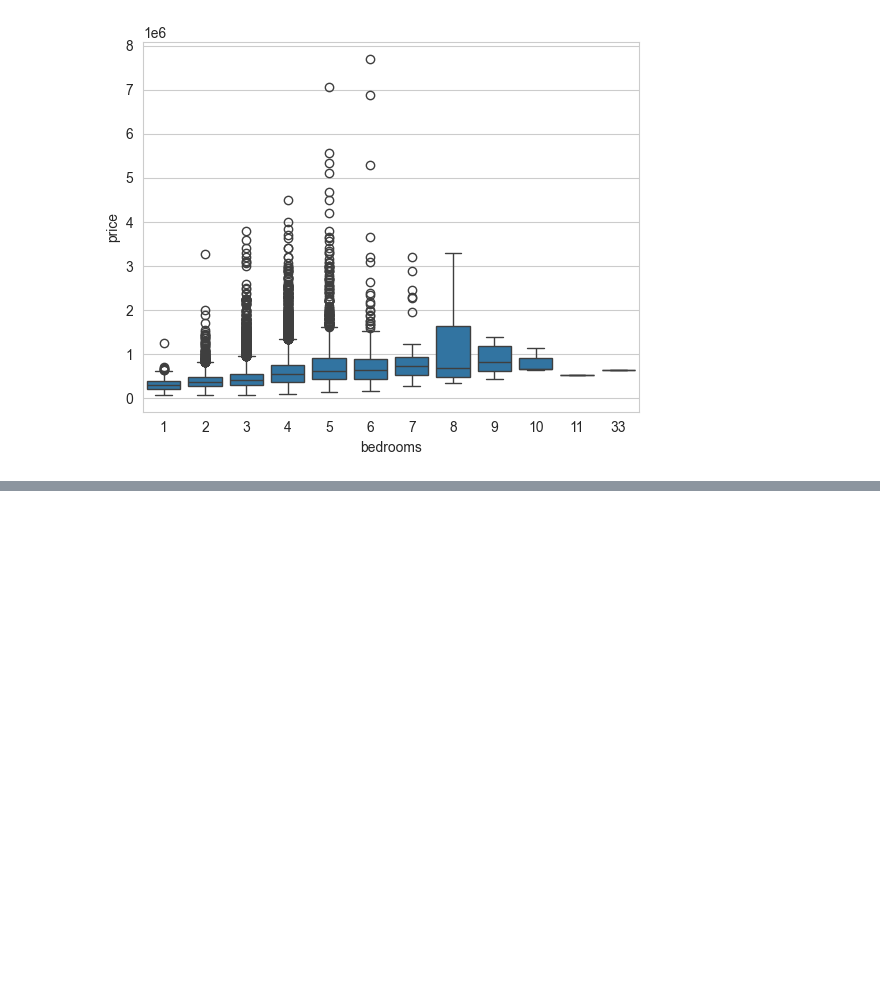
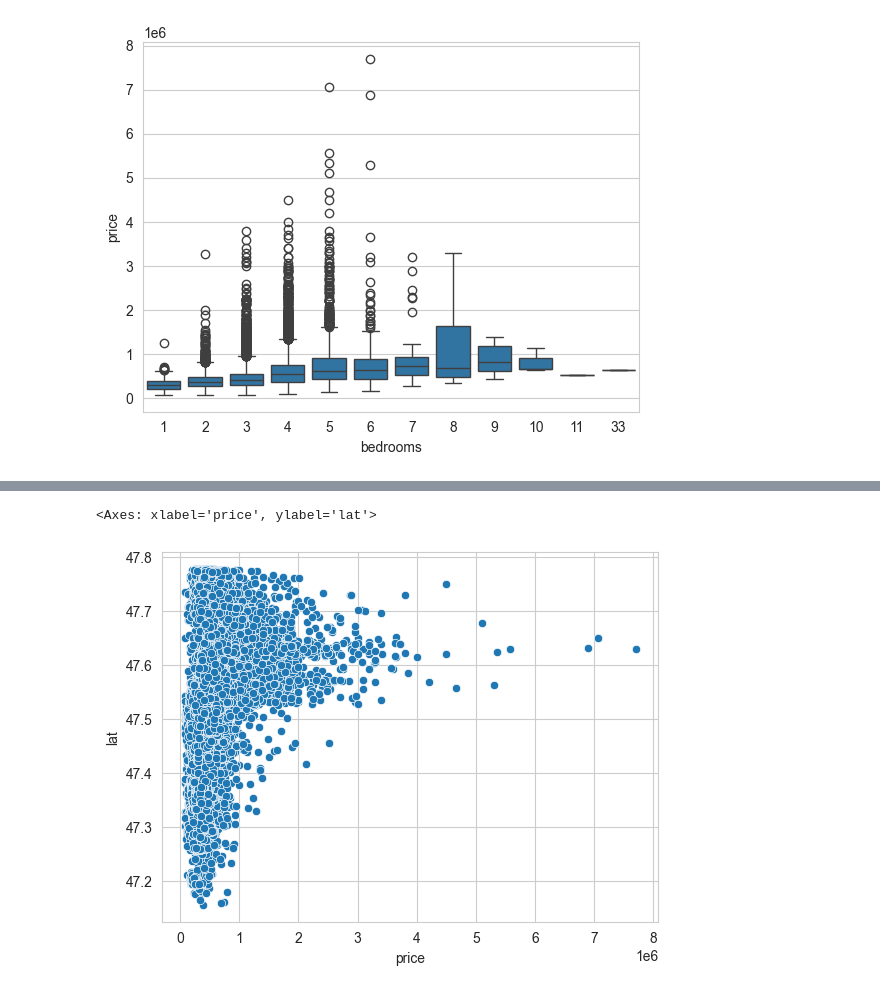
Before and after one commit to fernandohitmas/Python-for-Machine-Learning-Jose-Portilla-, a Jupyter notebook: TensorFlow e Keras/code_along_TF_keras.ipynb, the cells around one changed output, grey strips where cells are left out. Drawn from its saved outputs; the diff is of its cells as text; code cells hidden in the pictures; blank space fills up the shorter version.

```diff
--- a/TensorFlow e Keras/code_along_TF_keras.ipynb
+++ b/TensorFlow e Keras/code_along_TF_keras.ipynb
@@ -114,0 +120,5 @@ sns.boxplot(df, y='price', x='bedrooms')
+# %%
+sns.scatterplot(df, x='price', y='lat')
+# %% [output]
+<Axes: xlabel='price', ylabel='lat'>
+[figure, added]
```
Also changed, not shown: parts of 56 cells of this notebook, 2 other files.
